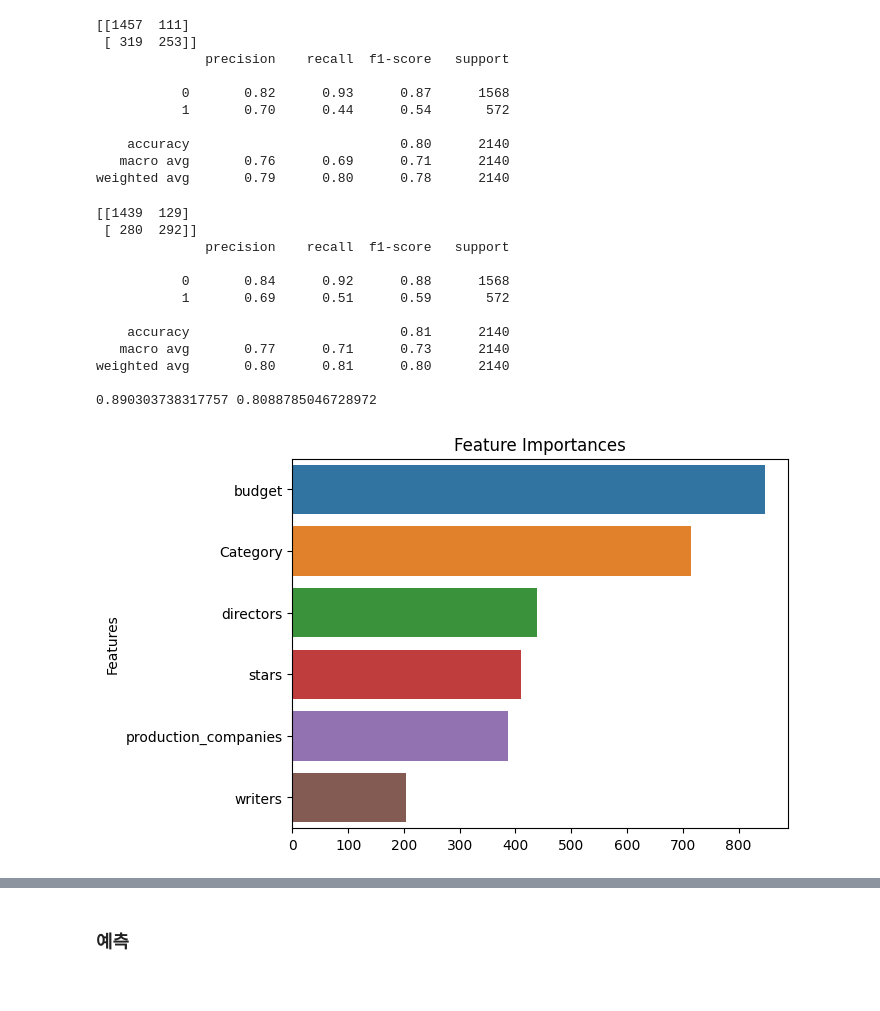
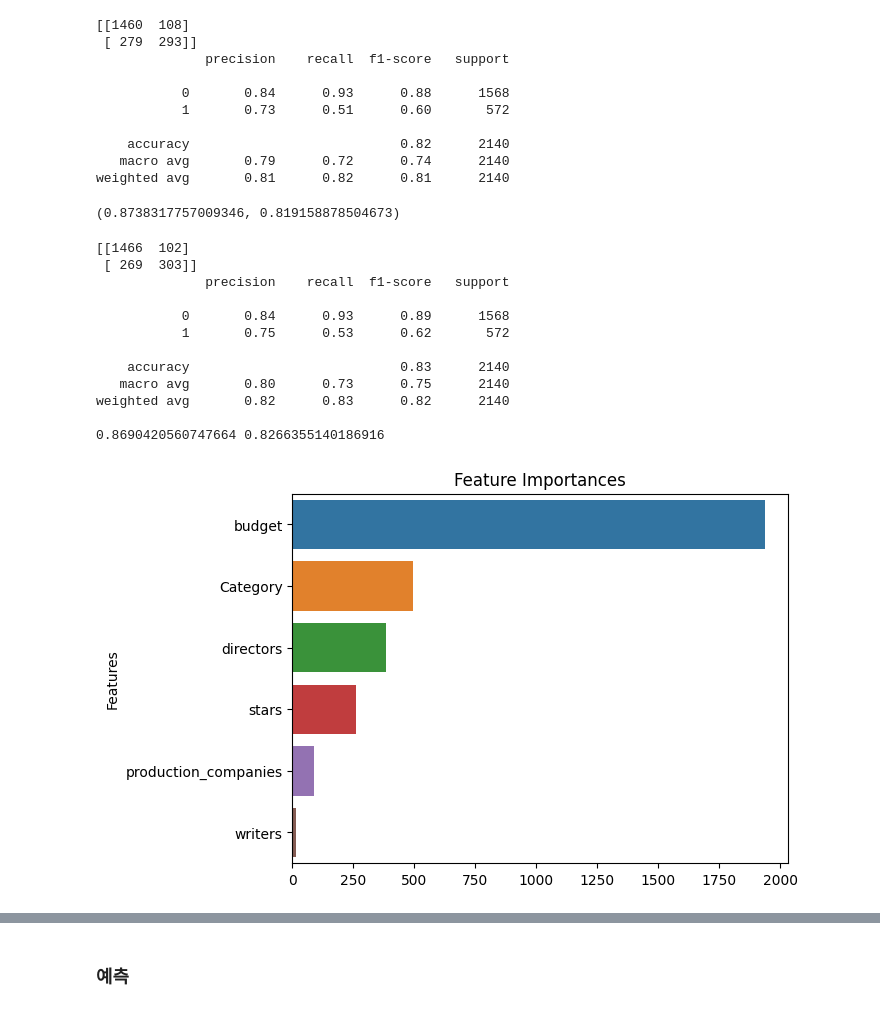
Before and after one commit to Encore-SKN-9/ml_2team, a Jupyter notebook: ml.ipynb, the cells around one changed output, grey strips where cells are left out. Cells and saved outputs as stored; diff of their text form; code cells hidden in the pictures.

```diff
--- a/ml.ipynb
+++ b/ml.ipynb
@@ -4,7 +4,7 @@ import numpy as np
 import matplotlib.pyplot as plt
 import seaborn as sns
 # %%
-df = pd.read_csv('./Data/encoded_movies_data.csv')
+df = pd.read_csv('./Data/not_encoded_movies_data.csv')
 df.head()
 # %% [output]
 |  | Title | Year | Duration | MPA | budget | directors | writers | stars | production_companies | ... |
@@ -19,6 +19,11 @@ from sklearn.model_selection import train_test_split
 X = df[['budget', 'Category', 'directors', 'stars', 'production_companies', 'writers']].copy()
 y = df['Hit']
 
+categorical_feature=['Category', 'directors', 'stars', 'production_companies', 'writers']
+
+for i in categorical_feature:
+    X[i] = X[i].astype('category')
+
 X_train, X_test, y_train, y_test = train_test_split(X, y, test_size=0.2, random_state=42)
 # %%
 # !pip install lightgbm
@@ -27,7 +32,5 @@ from lightgbm import LGBMClassifier
 
 lgbm = LGBMClassifier()
 
-lgbm.fit(X_train, y_train)
-
-lgbm.score(X_train, y_train), lgbm.score(X_test, y_test)
+lgbm.fit(X_train, y_train, categorical_feature=['Category', 'directors', 'stars', 'production_companies', 'writers'])
 # %% [output]
@@ -42,21 +47,24 @@ You can set `force_col_wise=true` to remove the overhead.
 # %%
-from sklearn.metrics import confusion_matrix, classification_report
+from sklearn.metrics import confusion_matrix, classification_report, accuracy_score
 
 y_pred = lgbm.predict(X_test)
 
 print(confusion_matrix(y_test, y_pred))
 print(classification_report(y_test, y_pred))
+
+accuracy_score(y_train, lgbm.predict(X_train)) ,accuracy_score(y_test, y_pred)
 # %% [output]
-[[1457  111]
- [ 319  253]]
+[[1460  108]
+ [ 279  293]]
               precision    recall  f1-score   support
 
-           0       0.82      0.93      0.87      1568
-           1       0.70      0.44      0.54       572
+           0       0.84      0.93      0.88      1568
+           1       0.73      0.51      0.60       572
 
-    accuracy                           0.80      2140
-   macro avg       0.76      0.69      0.71      2140
-weighted avg       0.79      0.80      0.78      2140
+    accuracy                           0.82      2140
+   macro avg       0.79      0.72      0.74      2140
+weighted avg       0.81      0.82      0.81      2140
+(0.8738317757009346, 0.819158878504673)
 # %%
 from sklearn.model_selection import GridSearchCV
 from lightgbm import LGBMClassifier
@@ -70,7 +78,7 @@ param_grid = {
 }
 model = LGBMClassifier()
 grid_search = GridSearchCV(model, param_grid, cv=3, scoring='accuracy')
-grid_search.fit(X_train, y_train)
+grid_search.fit(X_train, y_train, categorical_feature=['Category', 'directors', 'stars', 'production_companies', 'writers'])
 
 print("Best parameters:", grid_search.best_params_)
 # %%
@@ -82,28 +90,28 @@ print(confusion_matrix(y_test, y_pred))
 print(classification_report(y_test, y_pred))
 print(accuracy_score(y_train, grid_search.predict(X_train)), accuracy_score(y_test, y_pred))
 # %% [output]
-[[1439  129]
- [ 280  292]]
+[[1466  102]
+ [ 269  303]]
               precision    recall  f1-score   support
 
-           0       0.84      0.92      0.88      1568
-           1       0.69      0.51      0.59       572
+           0       0.84      0.93      0.89      1568
+           1       0.75      0.53      0.62       572
 
-    accuracy                           0.81      2140
-   macro avg       0.77      0.71      0.73      2140
-weighted avg       0.80      0.81      0.80      2140
+    accuracy                           0.83      2140
+   macro avg       0.80      0.73      0.75      2140
+weighted avg       0.82      0.83      0.82      2140
 
-0.890303738317757 0.8088785046728972
+0.8690420560747664 0.8266355140186916
 # %%
-feature_importances = lgbm.feature_importances_
+feature_importances = grid_search.best_estimator_.feature_importances_
 
 feature_importances = feature_importances[np.argsort(feature_importances)][::-1]
 
 sns.barplot(x=feature_importances, y=X.columns, hue=X.columns)
 plt.title('Feature Importances')
 plt.ylabel('Features')
 plt.show()
 # %% [output]
-[figure, old version]
+[figure, new version]
 # %%
 from sklearn.metrics import roc_curve, auc
```
Also changed, not shown: parts of 8 cells of this notebook, 2 other files.
